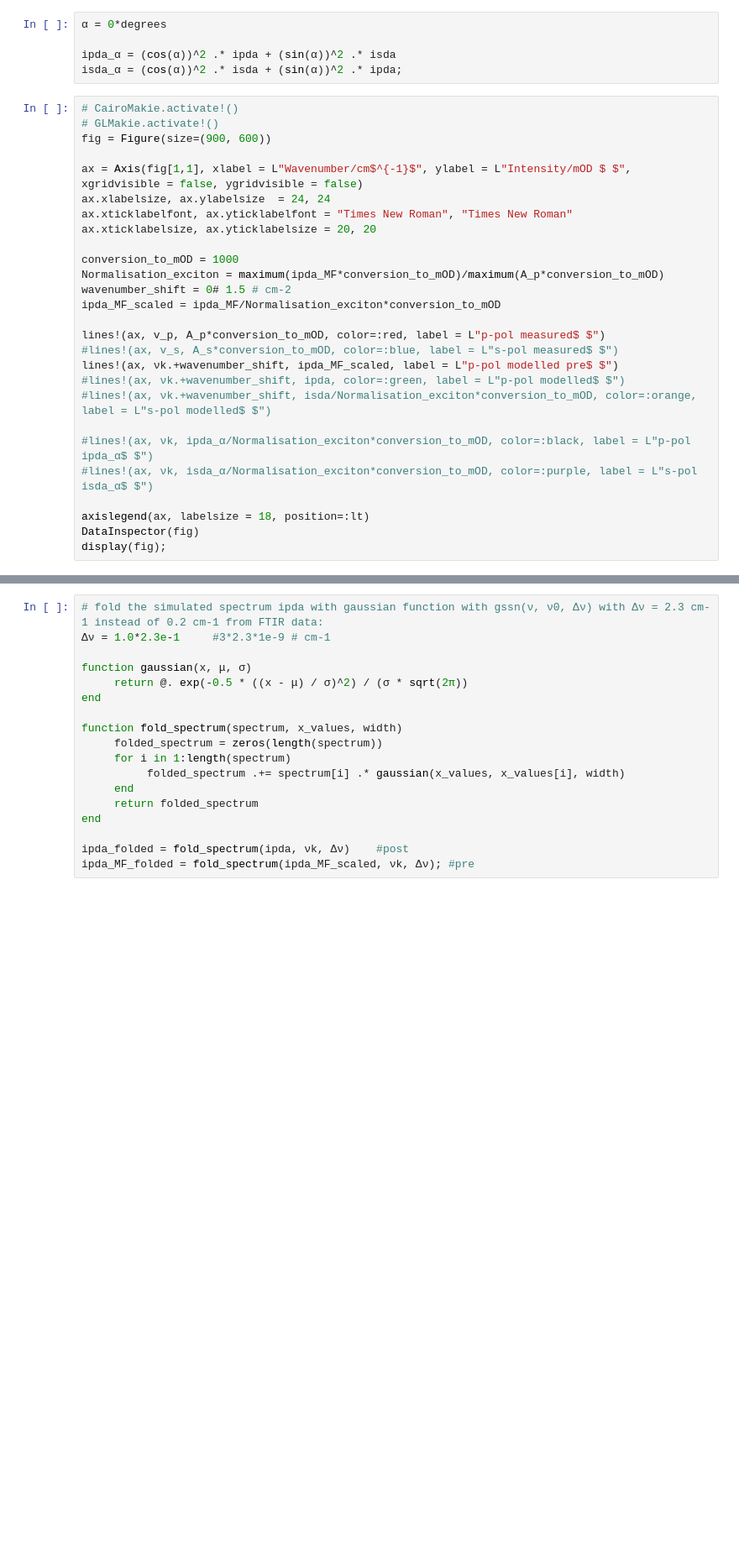
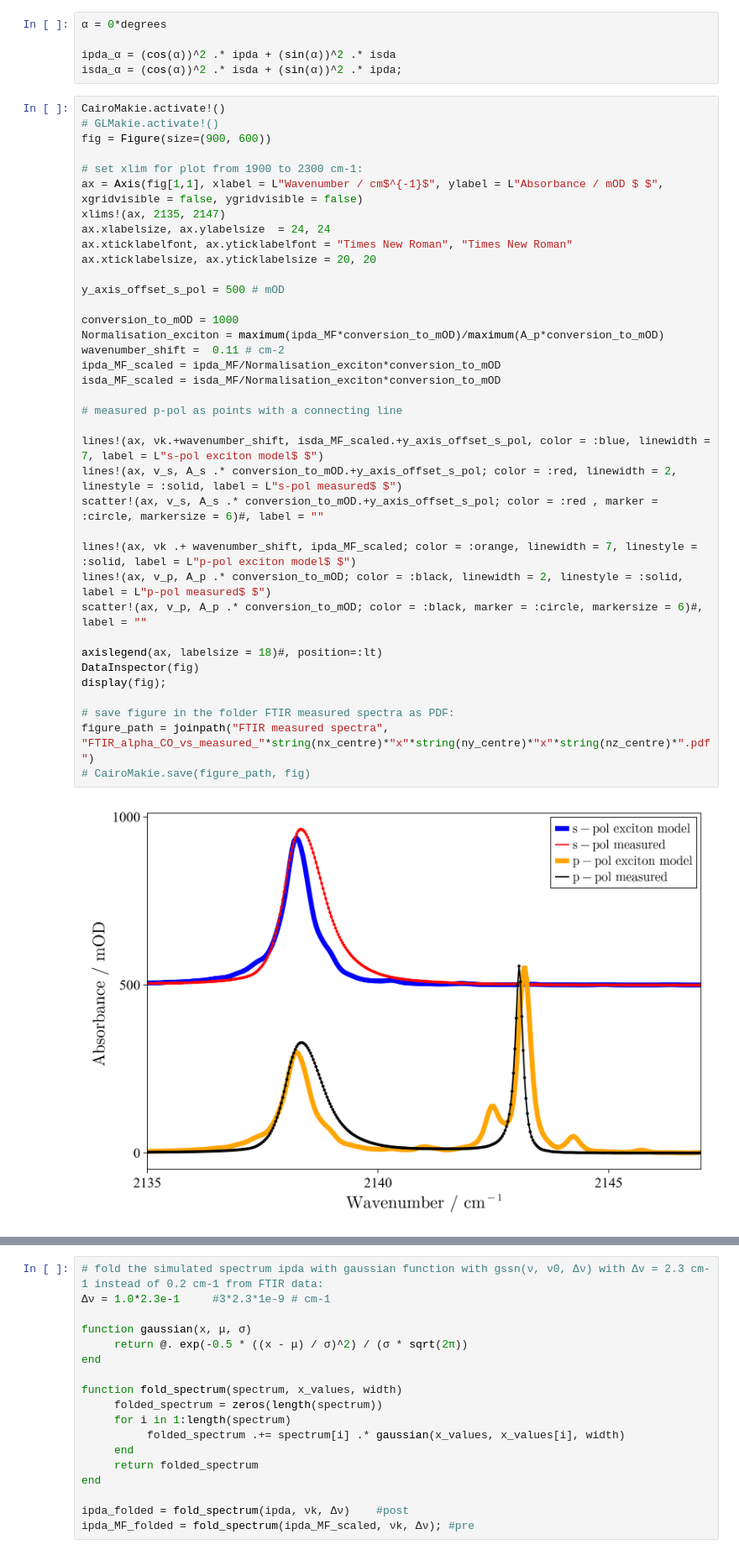
Before and after one commit to achoudh/alpha_CO_IR, a Jupyter notebook: alpha_CO_V2.ipynb, the cells around one changed output, grey strips where cells are left out. Shown at 84% size. Cells and saved outputs as stored; diff of their text form; blank space fills up the shorter version.

Commit message:
exported Mean field FTIR simulation for alpha CO

```diff
--- a/alpha_CO_V2.ipynb
+++ b/alpha_CO_V2.ipynb
@@ -370,29 +370,41 @@ ir_spectra_centre (generic function with 1 method)
 ipda_α = (cos(α))^2 .* ipda + (sin(α))^2 .* isda
 isda_α = (cos(α))^2 .* isda + (sin(α))^2 .* ipda;
 # %%
-# CairoMakie.activate!()
+CairoMakie.activate!()
 # GLMakie.activate!()
 fig = Figure(size=(900, 600))
 
-ax = Axis(fig[1,1], xlabel = L"Wavenumber/cm$^{-1}$", ylabel = L"Intensity/mOD $ $", xgridvisible = false, ygridvisible = false)
+# set xlim for plot from 1900 to 2300 cm-1:
+ax = Axis(fig[1,1], xlabel = L"Wavenumber / cm$^{-1}$", ylabel = L"Absorbance / mOD $ $", xgridvisible = false, ygridvisible = false)
+xlims!(ax, 2135, 2147)
 ax.xlabelsize, ax.ylabelsize  = 24, 24
 ax.xticklabelfont, ax.yticklabelfont = "Times New Roman", "Times New Roman"
 ax.xticklabelsize, ax.yticklabelsize = 20, 20
 
+y_axis_offset_s_pol = 500 # mOD
+
 conversion_to_mOD = 1000
 Normalisation_exciton = maximum(ipda_MF*conversion_to_mOD)/maximum(A_p*conversion_to_mOD)
-wavenumber_shift = 0# 1.5 # cm-2
+wavenumber_shift =  0.11 # cm-2
 ipda_MF_scaled = ipda_MF/Normalisation_exciton*conversion_to_mOD
+isda_MF_scaled = isda_MF/Normalisation_exciton*conversion_to_mOD
 
-lines!(ax, v_p, A_p*conversion_to_mOD, color=:red, label = L"p-pol measured$ $")
-#lines!(ax, v_s, A_s*conversion_to_mOD, color=:blue, label = L"s-pol measured$ $")
-lines!(ax, νk.+wavenumber_shift, ipda_MF_scaled, label = L"p-pol modelled pre$ $")
-#lines!(ax, νk.+wavenumber_shift, ipda, color=:green, label = L"p-pol modelled$ $")
-#lines!(ax, νk.+wavenumber_shift, isda/Normalisation_exciton*conversion_to_mOD, color=:orange, label = L"s-pol modelled$ $")
+# measured p-pol as points with a connecting line
 
-#lines!(ax, νk, ipda_α/Normalisation_exciton*conversion_to_mOD, color=:black, label = L"p-pol ipda_α$ $")
-#lines!(ax, νk, isda_α/Normalisation_exciton*conversion_to_mOD, color=:purple, label = L"s-pol isda_α$ $")
+lines!(ax, νk.+wavenumber_shift, isda_MF_scaled.+y_axis_offset_s_pol, color = :blue, linewidth = 7, label = L"s-pol exciton model$ $")
+lines!(ax, v_s, A_s .* conversion_to_mOD.+y_axis_offset_s_pol; color = :red, linewidth = 2, linestyle = :solid, label = L"s-pol measured$ $")
+scatter!(ax, v_s, A_s .* conversion_to_mOD.+y_axis_offset_s_pol; color = :red , marker = :circle, markersize = 6)#, label = ""
 
-axislegend(ax, labelsize = 18, position=:lt)
+lines!(ax, νk .+ wavenumber_shift, ipda_MF_scaled; color = :orange, linewidth = 7, linestyle = :solid, label = L"p-pol exciton model$ $")
+lines!(ax, v_p, A_p .* conversion_to_mOD; color = :black, linewidth = 2, linestyle = :solid, label = L"p-pol measured$ $")
+scatter!(ax, v_p, A_p .* conversion_to_mOD; color = :black, marker = :circle, markersize = 6)#, label = ""
+
+axislegend(ax, labelsize = 18)#, position=:lt)
 DataInspector(fig)
 display(fig);
+
+# save figure in the folder FTIR measured spectra as PDF:
+figure_path = joinpath("FTIR measured spectra", "FTIR_alpha_CO_vs_measured_"*string(nx_centre)*"x"*string(ny_centre)*"x"*string(nz_centre)*".pdf")
+# CairoMakie.save(figure_path, fig)
+# %% [output]
+[figure, added]
```
Also changed, not shown: parts of 5 cells of this notebook, 2 other files.
